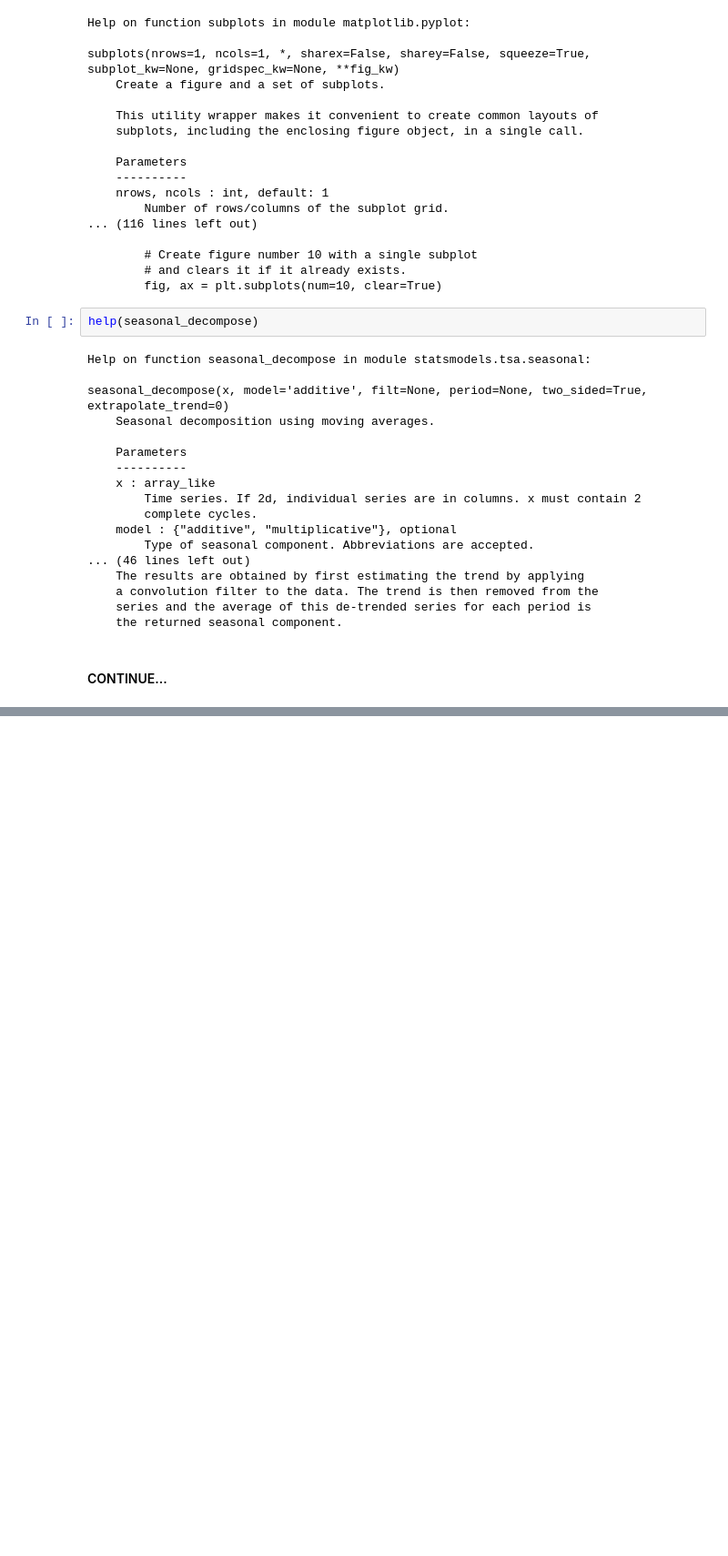
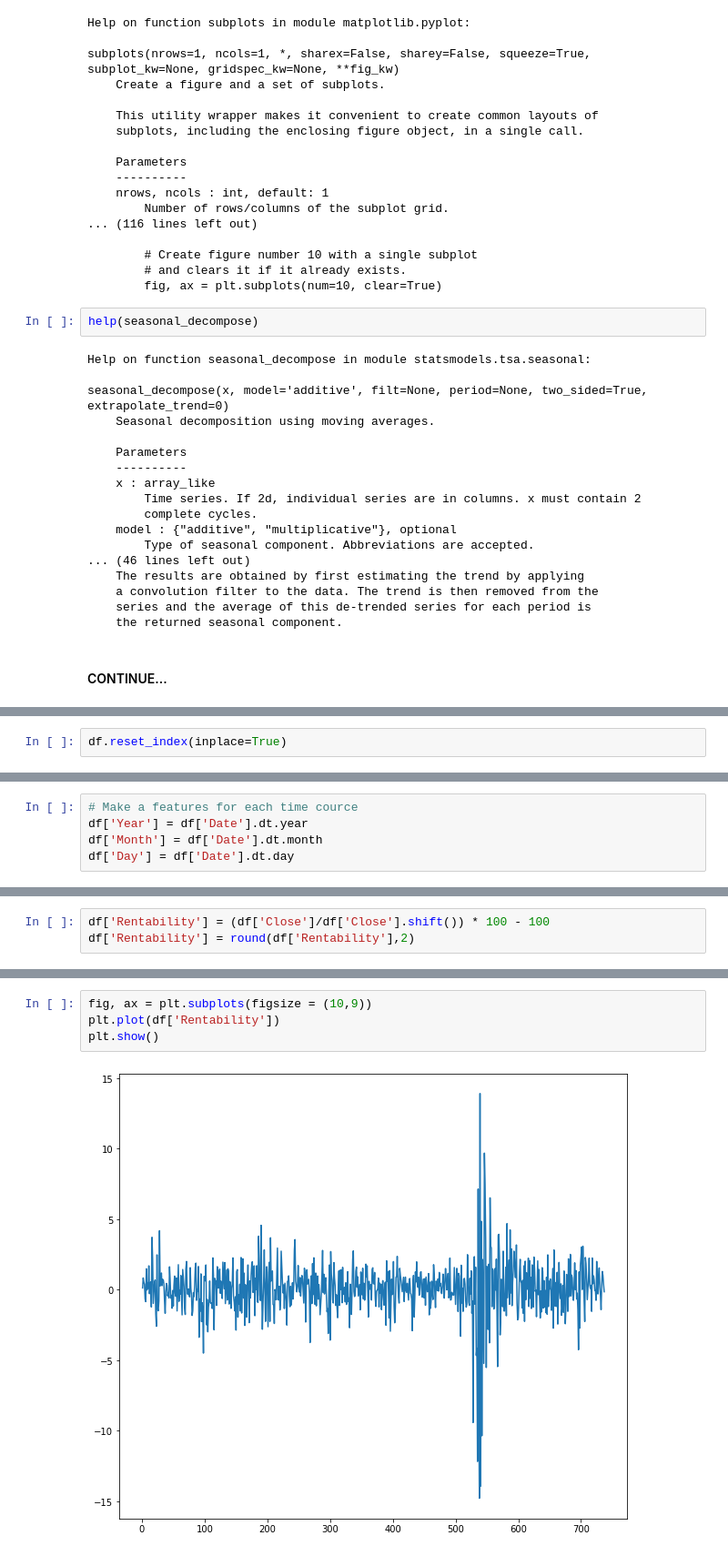
Before and after one commit to ITALOZDKJ/Me-tornando-um-analista-de-dados, a Jupyter notebook: times_series.ipynb, the cells around one changed output, grey strips where cells are left out. Shown at 91% size. Saved outputs shown, nothing was run; the diff lists cells and outputs as text; blank space fills up the shorter version.

```diff
--- a/times_series.ipynb
+++ b/times_series.ipynb
@@ -267,0 +302,2 @@ seasonal_decompose(x, model='additive', filt=None, period=None, two_sided=True,
+# %%
+df.reset_index(inplace=True)
@@ -267,0 +308,5 @@ seasonal_decompose(x, model='additive', filt=None, period=None, two_sided=True,
+# %%
+# Make a features for each time cource
+df['Year'] = df['Date'].dt.year
+df['Month'] = df['Date'].dt.month
+df['Day'] = df['Date'].dt.day
@@ -267,0 +357,3 @@ seasonal_decompose(x, model='additive', filt=None, period=None, two_sided=True,
+# %%
+df['Rentability'] = (df['Close']/df['Close'].shift()) * 100 - 100
+df['Rentability'] = round(df['Rentability'],2)
@@ -267,0 +378,6 @@ seasonal_decompose(x, model='additive', filt=None, period=None, two_sided=True,
+# %%
+fig, ax = plt.subplots(figsize = (10,9))
+plt.plot(df['Rentability'])
+plt.show()
+# %% [output]
+[figure, added]
```
Also changed, not shown: parts of 16 cells of this notebook.
